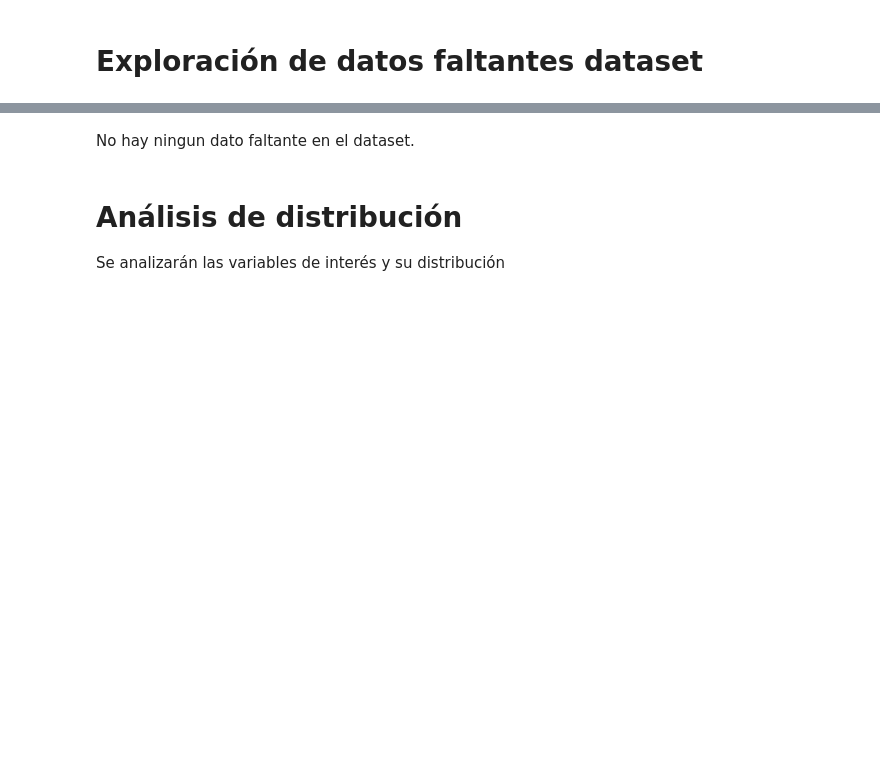
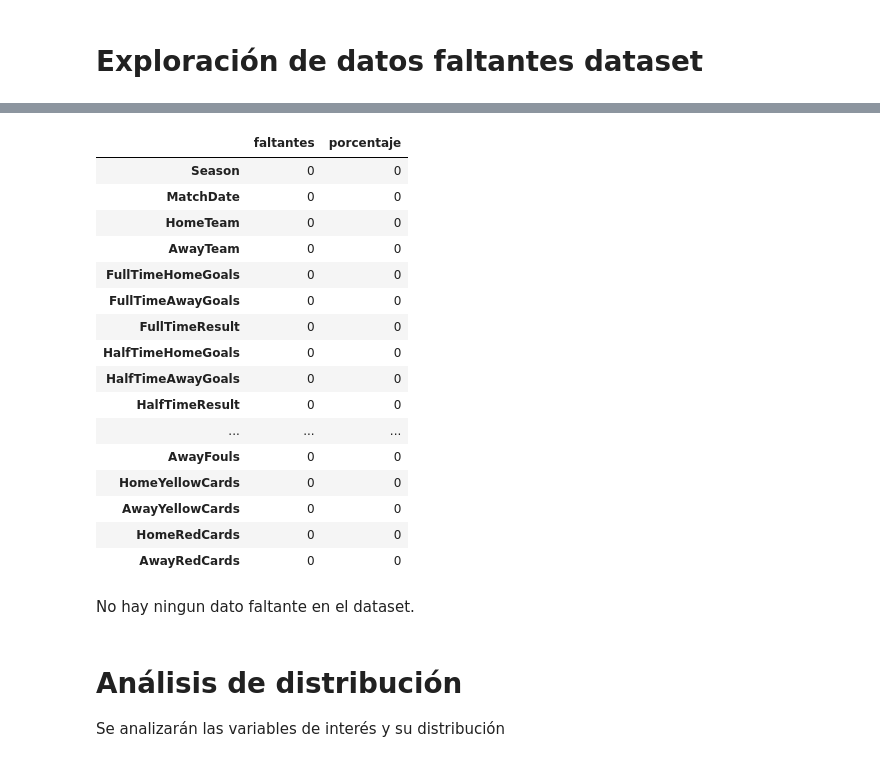
Before and after one commit to bratkidsk8/eplML, a Jupyter notebook: Analisis/analisis_general.ipynb, the cells around one changed output, grey strips where cells are left out. Drawn from its saved outputs; the diff is of its cells as text; code cells hidden in the pictures; blank space fills up the shorter version.

```diff
--- a/Analisis/analisis_general.ipynb
+++ b/Analisis/analisis_general.ipynb
@@ -79,3 +64,28 @@ dtype: int64}
+# %%
+informe = pd.DataFrame({
+    'faltantes': epl.isna().sum(),
+    'porcentaje':epl.isna().sum()*100
+})
+
+informe
+# %% [output]
+|  | faltantes | porcentaje |
+| Season | 0 | 0 |
+| MatchDate | 0 | 0 |
+| HomeTeam | 0 | 0 |
+| AwayTeam | 0 | 0 |
+| FullTimeHomeGoals | 0 | 0 |
+| FullTimeAwayGoals | 0 | 0 |
+| FullTimeResult | 0 | 0 |
+| HalfTimeHomeGoals | 0 | 0 |
+| HalfTimeAwayGoals | 0 | 0 |
+| HalfTimeResult | 0 | 0 |
+| ... | ... | ... |
+| AwayFouls | 0 | 0 |
+| HomeYellowCards | 0 | 0 |
+| AwayYellowCards | 0 | 0 |
+| HomeRedCards | 0 | 0 |
+| AwayRedCards | 0 | 0 |
 # %% [markdown]
 No hay ningun dato faltante en el dataset.
 # %% [markdown]
```
Also changed, not shown: parts of 7 cells of this notebook, 2 other files.
